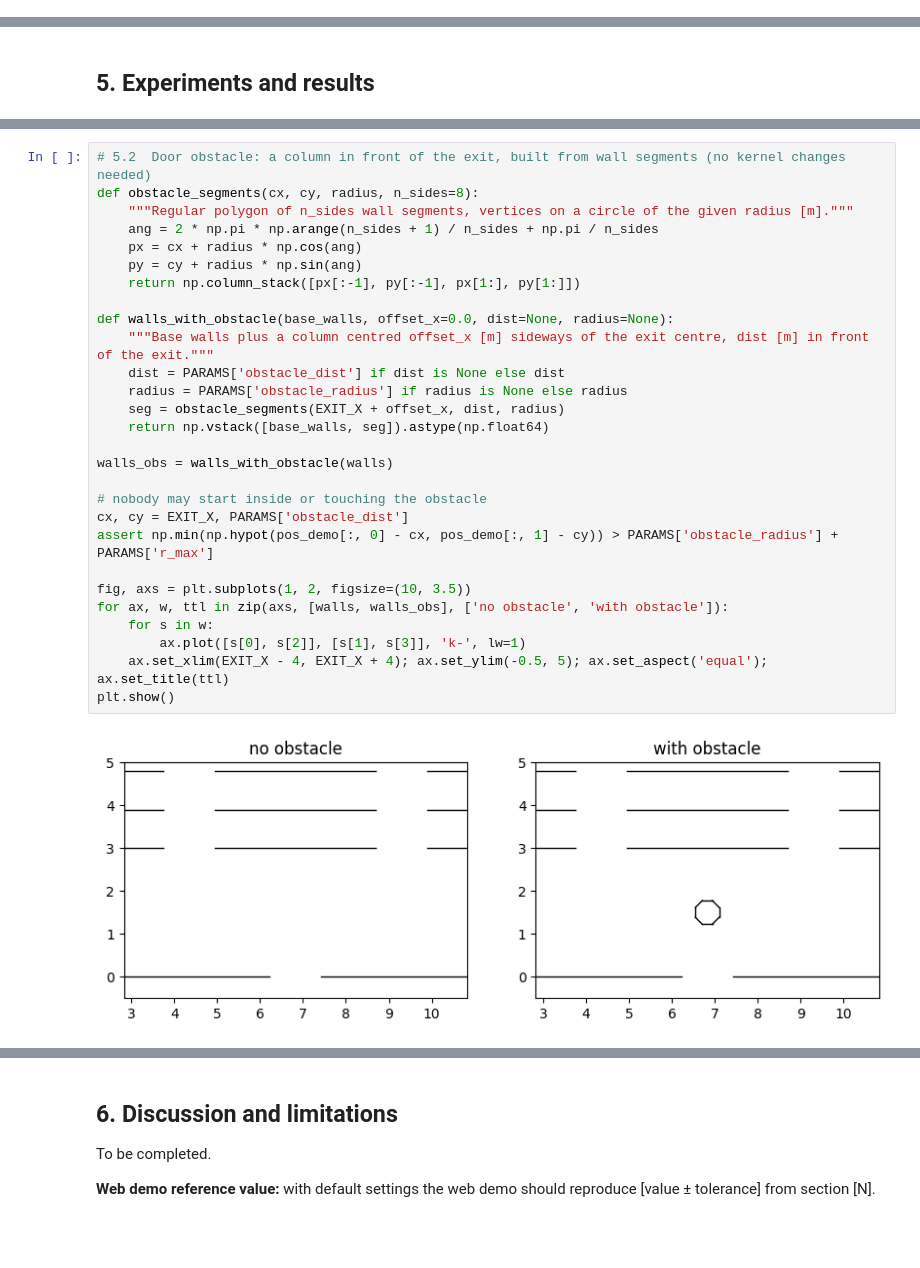
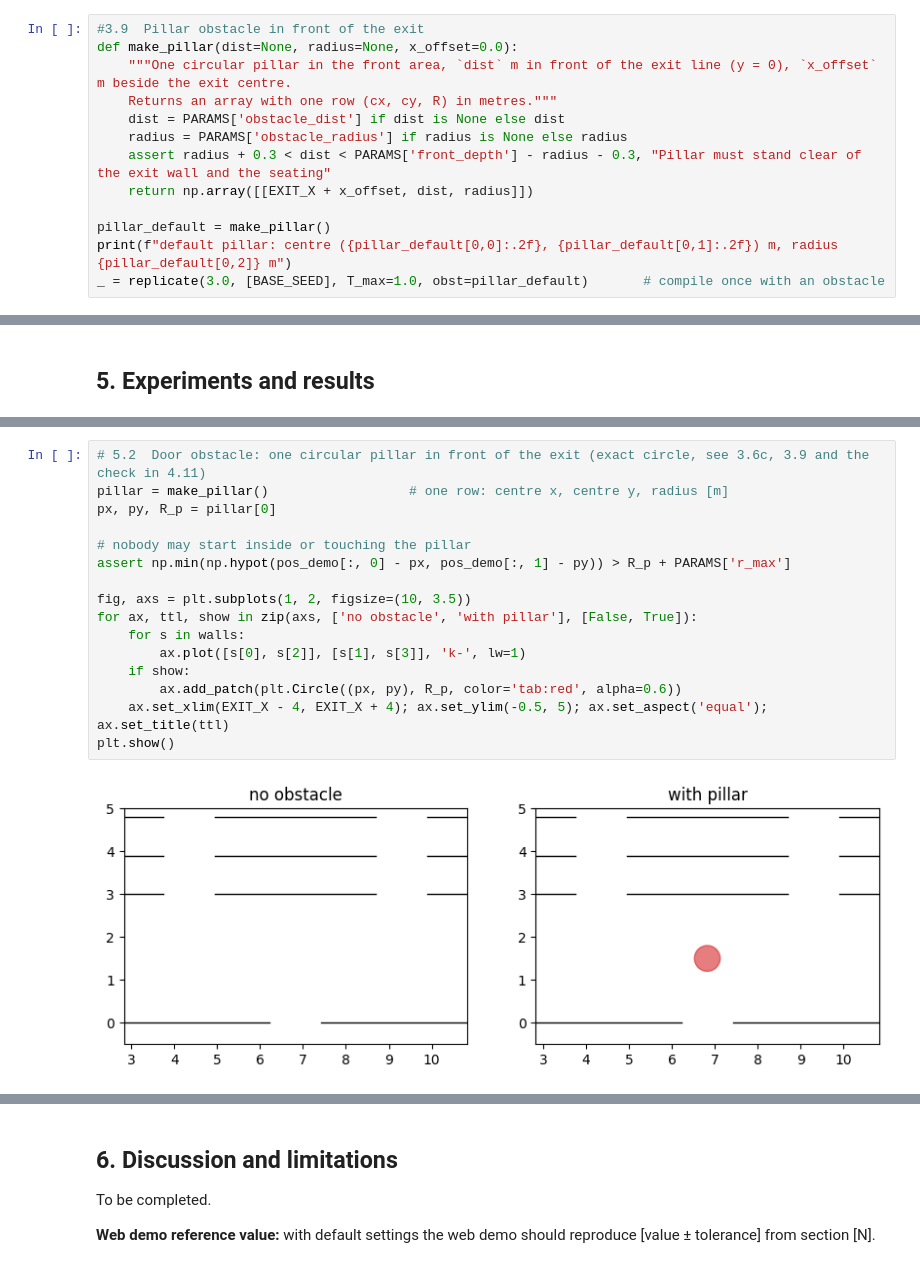
Before and after one commit to SahajiPerera/Faster-Is-Slower-Lecture-Theatre-Evacuation-Simulation, a Jupyter notebook: notebook/Faster_Is_Slower_Lecture_Theatre_Evacuation_Simulation.ipynb, the cells around one changed output, grey strips where cells are left out. Saved outputs shown, nothing was run; the diff lists cells and outputs as text; blank space fills up the shorter version.

```diff
--- a/notebook/Faster-Is-Slower-Lecture-Theatre-Evacuation-Simulation_updated.ipynb
+++ b/notebook/Faster_Is_Slower_Lecture_Theatre_Evacuation_Simulation.ipynb
@@ -670,3 +721,16 @@ _ = replicate(3.0, [BASE_SEED], T_max=1.0)       # compile once
 print("Replication machinery compiled.")
 # %% [output]
 Replication machinery compiled.
+# %%
+#3.9  Pillar obstacle in front of the exit
+def make_pillar(dist=None, radius=None, x_offset=0.0):
+    """One circular pillar in the front area, `dist` m in front of the exit line (y = 0), `x_offset` m beside the exit centre.
+    Returns an array with one row (cx, cy, R) in metres."""
+    dist = PARAMS['obstacle_dist'] if dist is None else dist
+    radius = PARAMS['obstacle_radius'] if radius is None else radius
+    assert radius + 0.3 < dist < PARAMS['front_depth'] - radius - 0.3, "Pillar must stand clear of the exit wall and the seating"
+    return np.array([[EXIT_X + x_offset, dist, radius]])
+
+pillar_default = make_pillar()
+print(f"default pillar: centre ({pillar_default[0,0]:.2f}, {pillar_default[0,1]:.2f}) m, radius {pillar_default[0,2]} m")
+_ = replicate(3.0, [BASE_SEED], T_max=1.0, obst=pillar_default)       # compile once with an obstacle
@@ -1122,33 +1230,21 @@ pilot sweep took 326 s
 [figure]
 fastest evacuation at v0 = 3.0 m/s (63.1 s); at 10.0 m/s: 84.9 s
 # %%
-# 5.2  Door obstacle: a column in front of the exit, built from wall segments (no kernel changes needed)
-def obstacle_segments(cx, cy, radius, n_sides=8):
-    """Regular polygon of n_sides wall segments, vertices on a circle of the given radius [m]."""
-    ang = 2 * np.pi * np.arange(n_sides + 1) / n_sides + np.pi / n_sides
-    px = cx + radius * np.cos(ang)
-    py = cy + radius * np.sin(ang)
-    return np.column_stack([px[:-1], py[:-1], px[1:], py[1:]])
+# 5.2  Door obstacle: one circular pillar in front of the exit (exact circle, see 3.6c, 3.9 and the check in 4.11)
+pillar = make_pillar()                  # one row: centre x, centre y, radius [m]
+px, py, R_p = pillar[0]
 
-def walls_with_obstacle(base_walls, offset_x=0.0, dist=None, radius=None):
-    """Base walls plus a column centred offset_x [m] sideways of the exit centre, dist [m] in front of the exit."""
-    dist = PARAMS['obstacle_dist'] if dist is None else dist
-    radius = PARAMS['obstacle_radius'] if radius is None else radius
-    seg = obstacle_segments(EXIT_X + offset_x, dist, radius)
-    return np.vstack([base_walls, seg]).astype(np.float64)
-
-walls_obs = walls_with_obstacle(walls)
-
-# nobody may start inside or touching the obstacle
-cx, cy = EXIT_X, PARAMS['obstacle_dist']
-assert np.min(np.hypot(pos_demo[:, 0] - cx, pos_demo[:, 1] - cy)) > PARAMS['obstacle_radius'] + PARAMS['r_max']
+# nobody may start inside or touching the pillar
+assert np.min(np.hypot(pos_demo[:, 0] - px, pos_demo[:, 1] - py)) > R_p + PARAMS['r_max']
 
 fig, axs = plt.subplots(1, 2, figsize=(10, 3.5))
-for ax, w, ttl in zip(axs, [walls, walls_obs], ['no obstacle', 'with obstacle']):
-    for s in w:
+for ax, ttl, show in zip(axs, ['no obstacle', 'with pillar'], [False, True]):
+    for s in walls:
         ax.plot([s[0], s[2]], [s[1], s[3]], 'k-', lw=1)
+    if show:
+        ax.add_patch(plt.Circle((px, py), R_p, color='tab:red', alpha=0.6))
     ax.set_xlim(EXIT_X - 4, EXIT_X + 4); ax.set_ylim(-0.5, 5); ax.set_aspect('equal'); ax.set_title(ttl)
 plt.show()
 # %% [output]
-[figure, old version]
+[figure, new version]
 # %%
```
Also changed, not shown: parts of 12 cells of this notebook.
